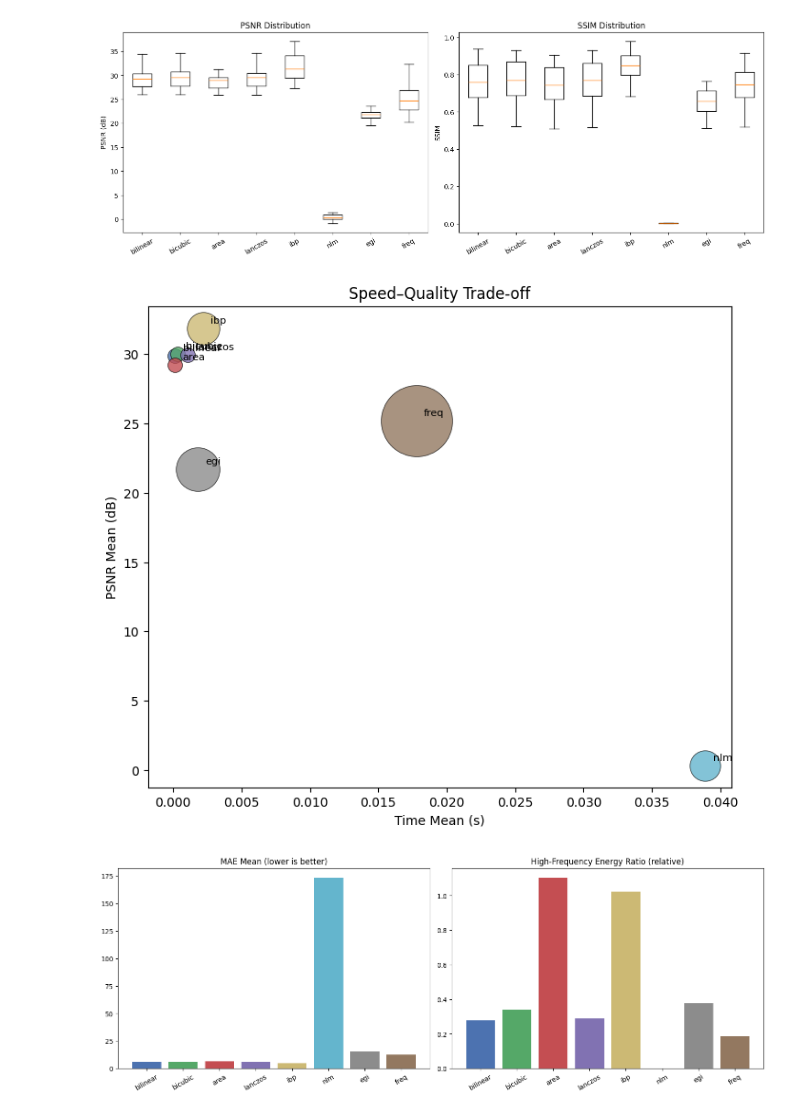
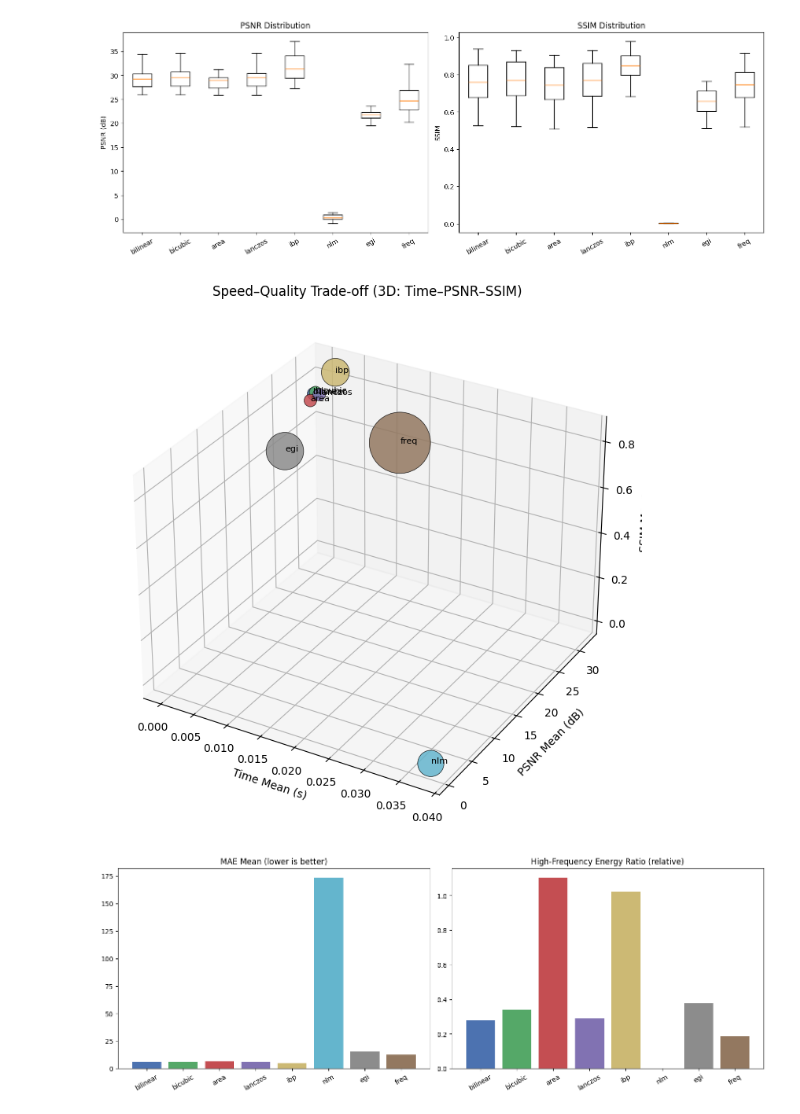
Before and after one commit to bgmanuel99/Super-Resolution-Images-for-3D-Printing-Defect-Detection, a Jupyter notebook: SRModels/classic_super_resolution_algorithms/super_resolucion_clasica.ipynb, the cells around one changed output. Cells and saved outputs as stored; diff of their text form; code cells hidden in the pictures.

Commit message:
change speed quality to 3D

```diff
--- a/SRModels/classic_super_resolution_algorithms/super_resolucion_clasica.ipynb
+++ b/SRModels/classic_super_resolution_algorithms/super_resolucion_clasica.ipynb
@@ -489,25 +489,35 @@ plt.show()
 # %% [output]
 [figure]
 # %%
-# Uses compute_summary_stats results already stored in metric_summary
-fig, ax = plt.subplots(figsize=(7, 6), constrained_layout=True)
+# 3D Speed–Quality Trade-off: X=Time, Y=PSNR, Z=SSIM; marker size ∝ memory
+from mpl_toolkits.mplot3d import Axes3D  # noqa: F401 - enables 3D projection
+import matplotlib.pyplot as plt
 
+# Prepare data
 x_time = [metric_summary[a]['time_mean'] for a in algorithms]
 y_psnr = [metric_summary[a]['psnr_mean'] for a in algorithms]
+z_ssim = [metric_summary[a]['ssim_mean'] for a in algorithms]
 sizes = [max(20, 200 * (metric_summary[a]['memory_mean'] / (1024**2 + 1e-9))) for a in algorithms]  # scale by MB
+color_list = [colors[a] for a in algorithms]
 
-for a, x, y, s in zip(algorithms, x_time, y_psnr, sizes):
-    ax.scatter(x, y, s=s, color=colors[a], label=a, alpha=0.8, edgecolor='k', linewidth=0.5)
-    ax.annotate(a, (x, y), textcoords='offset points', xytext=(6, 4), fontsize=8)
+# Plot 3D scatter
+fig = plt.figure(figsize=(9, 7), constrained_layout=True)
+ax = fig.add_subplot(111, projection='3d')
+ax.scatter(x_time, y_psnr, z_ssim, s=sizes, c=color_list, alpha=0.85, edgecolors='k', linewidth=0.5)
 
+# Labels and titles
 ax.set_xlabel('Time Mean (s)')
 ax.set_ylabel('PSNR Mean (dB)')
-ax.set_title('Speed–Quality Trade-off')
-# Optional: Pareto-like envelope (visual only)
-# ax.legend(bbox_to_anchor=(1.02, 1), loc='upper left', fontsize=8)
+ax.set_zlabel('SSIM Mean')
+ax.set_title('Speed–Quality Trade-off (3D: Time–PSNR–SSIM)')
+
+# Annotate each point with algorithm name
+for a, x, y, z in zip(algorithms, x_time, y_psnr, z_ssim):
+    ax.text(x, y, z, a, fontsize=8)
+
 plt.show()
 # %% [output]
-[figure, old version]
+[figure, new version]
 # %%
 to_arr = lambda k: [metric_summary[a][k] for a in algorithms]
 fig, ax = plt.subplots(1, 2, figsize=(14, 5), constrained_layout=True)
```
Also changed, not shown: parts of 1 cell of this notebook.
